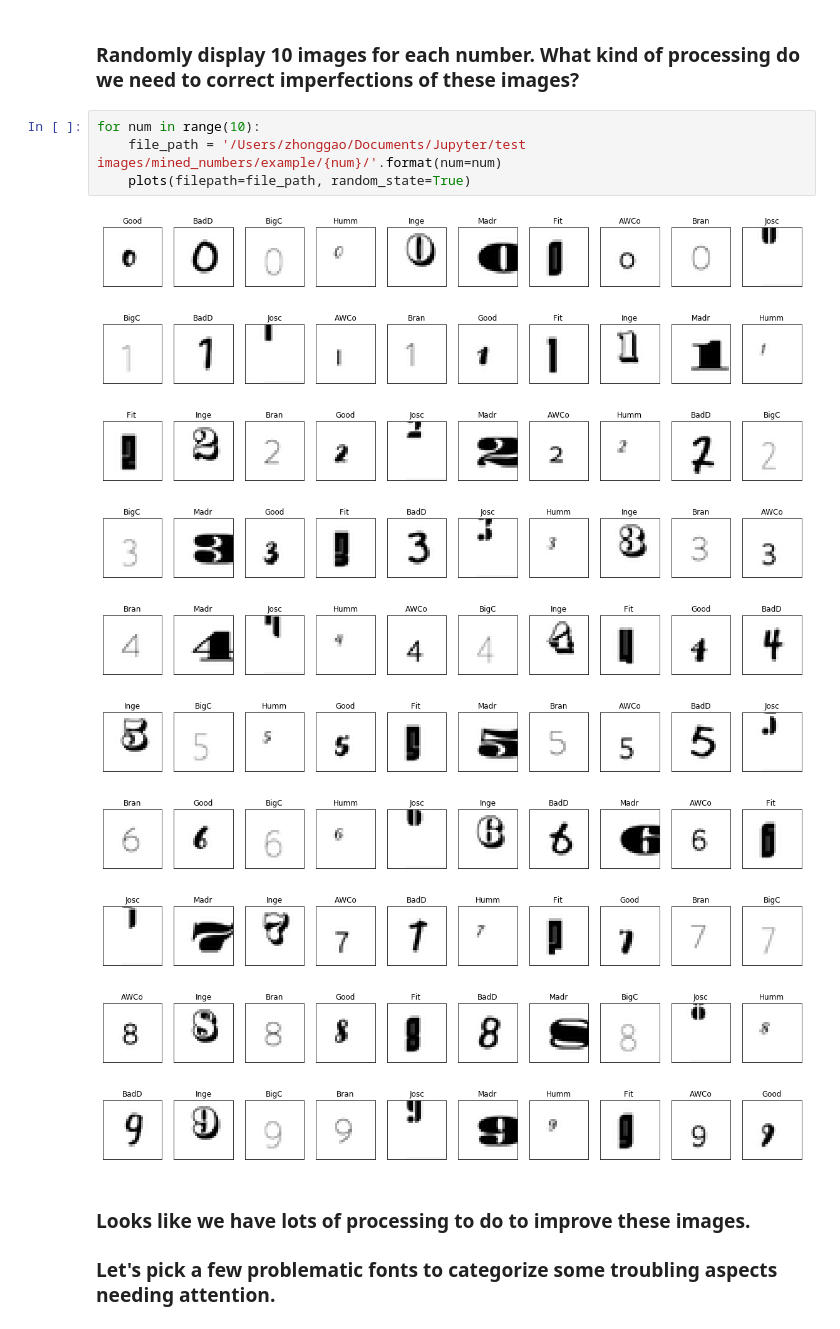
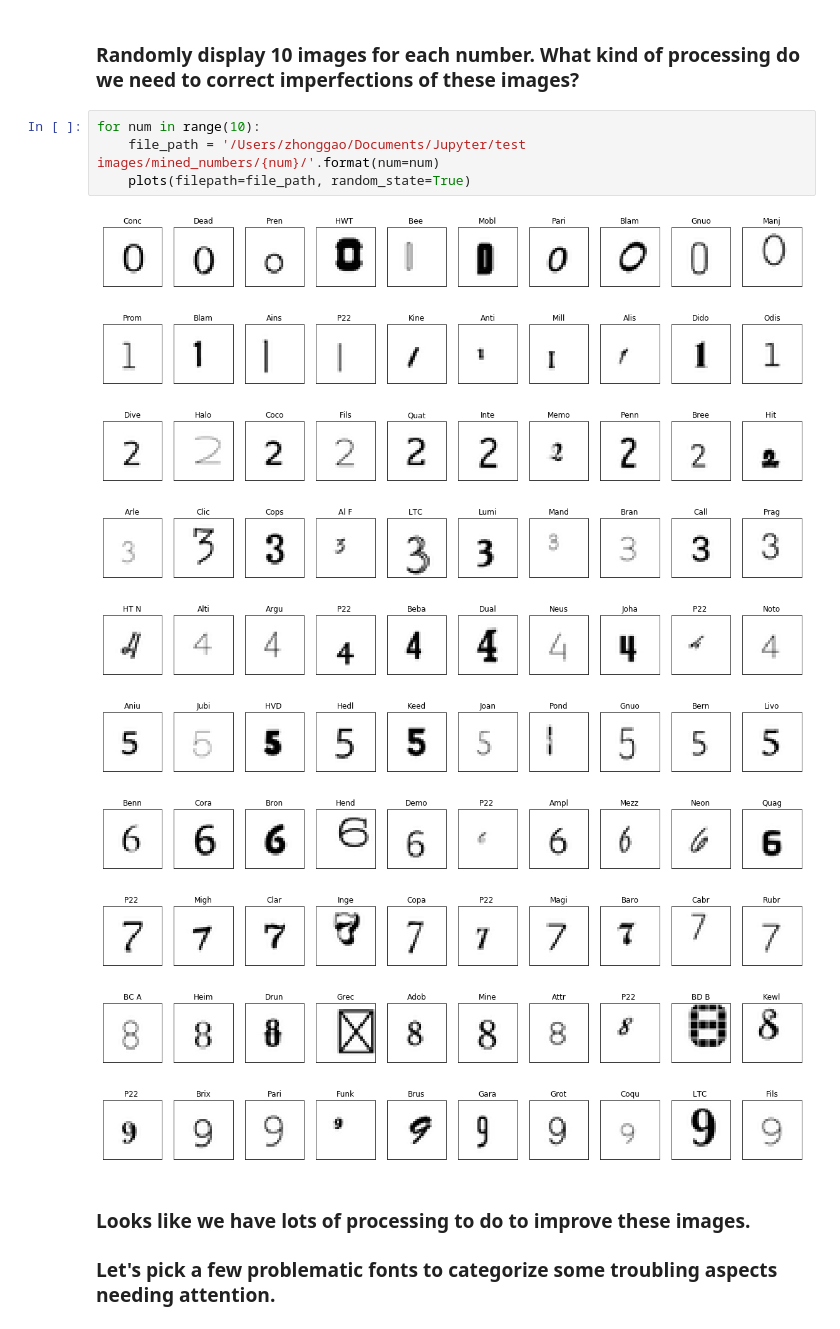
Before and after one commit to Zhong3D/hobby_project, a Jupyter notebook: Mining MNIST Numbers/MNIST Number Mining & Image Processing.ipynb, the cells around one changed output. Drawn from its saved outputs; the diff is of its cells as text.

Commit message:
changed to random selection of raw images

```diff
--- a/Mining MNIST Numbers/MNIST Number Mining & Image Processing.ipynb
+++ b/Mining MNIST Numbers/MNIST Number Mining & Image Processing.ipynb
@@ -204,19 +204,19 @@ def plots(filepath,
 ### Randomly display 10 images for each number. What kind of processing do we need to correct imperfections of these images?
 # %%
 for num in range(10):
-    file_path = '/Users/zhonggao/Documents/Jupyter/test images/mined_numbers/example/{num}/'.format(num=num)
+    file_path = '/Users/zhonggao/Documents/Jupyter/test images/mined_numbers/{num}/'.format(num=num)
     plots(filepath=file_path, random_state=True)
 # %% [output]
-[figure, old version]
+[figure, new version]
-[figure, old version]
+[figure, new version]
-[figure, old version]
+[figure, new version]
-[figure, old version]
+[figure, new version]
-[figure, old version]
+[figure, new version]
-[figure, old version]
+[figure, new version]
-[figure, old version]
+[figure, new version]
-[figure, old version]
+[figure, new version]
-[figure, old version]
+[figure, new version]
-[figure, old version]
+[figure, new version]
 # %% [markdown]
 ### Looks like we have lots of processing to do to improve these images.
 ### Let's pick a few problematic fonts to categorize some troubling aspects needing attention.
```
